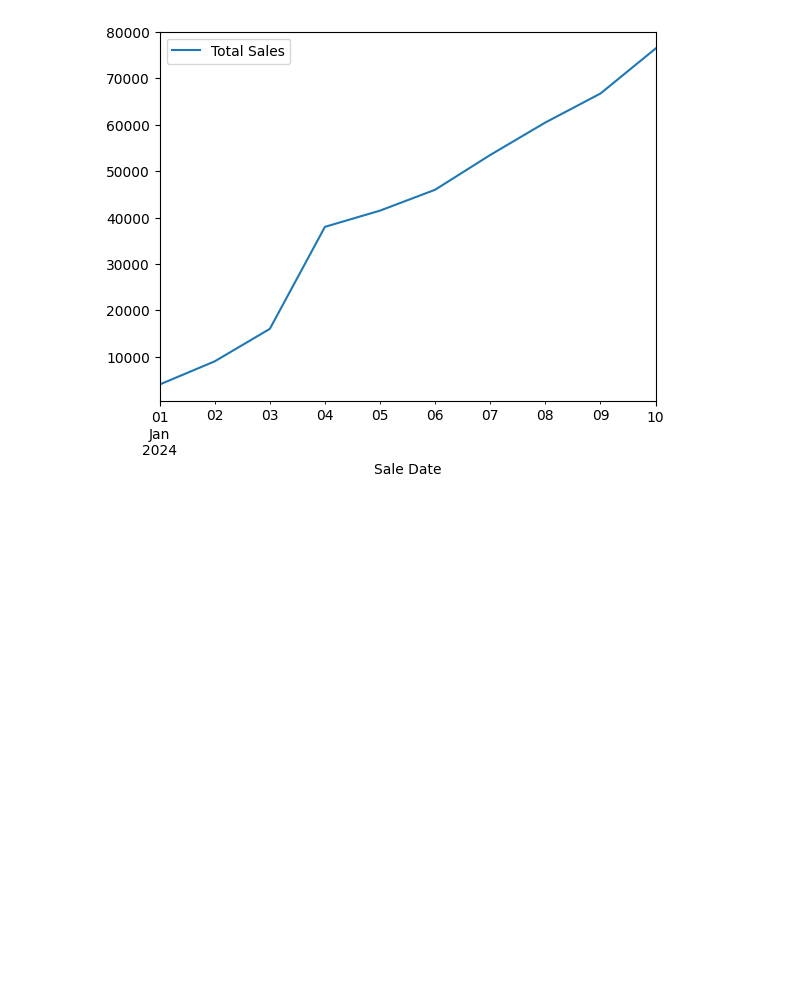
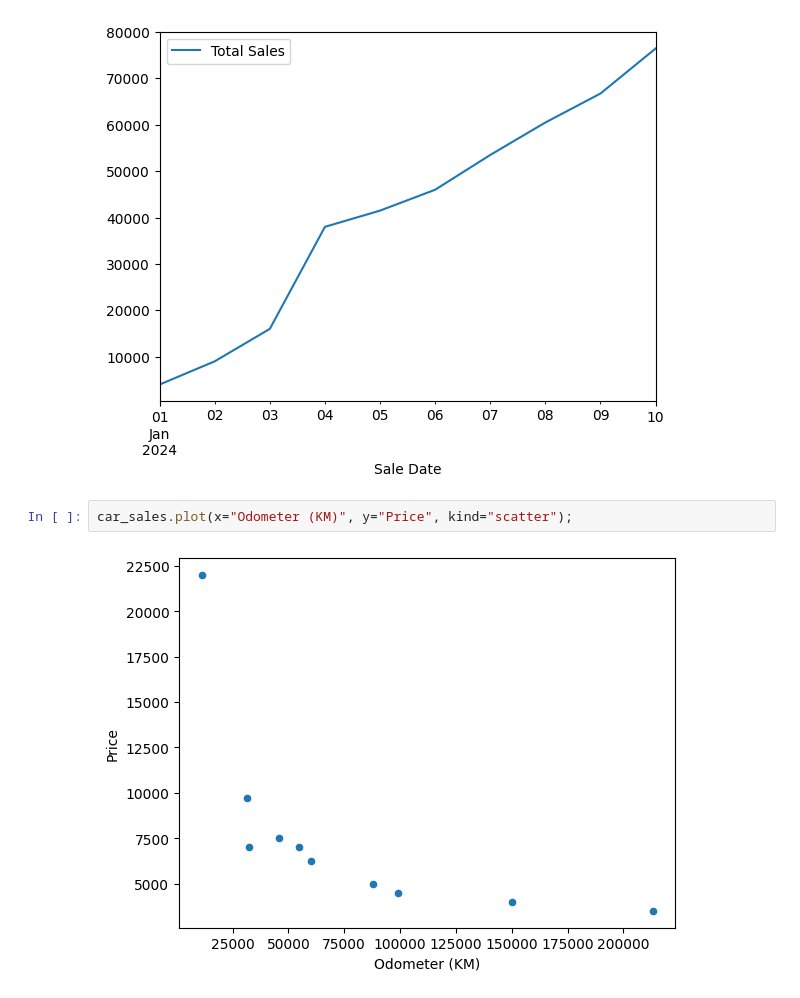
Before and after one commit to souravbhunia07/Machine_Learning, a Jupyter notebook: ml_course/Data Analysis/Matplotlib/matplotlib.ipynb, the cells around one changed output. Drawn from its saved outputs; the diff is of its cells as text; blank space fills up the shorter version.

```diff
--- a/ml_course/Data Analysis/Matplotlib/matplotlib.ipynb
+++ b/ml_course/Data Analysis/Matplotlib/matplotlib.ipynb
@@ -228,3 +228,7 @@ car_sales
 car_sales.plot(x="Sale Date", y="Total Sales");
 # %% [output]
 [figure]
+# %%
+car_sales.plot(x="Odometer (KM)", y="Price", kind="scatter");
+# %% [output]
+[figure, added]
```
Also changed, not shown: parts of 34 cells of this notebook, 3 other files.
